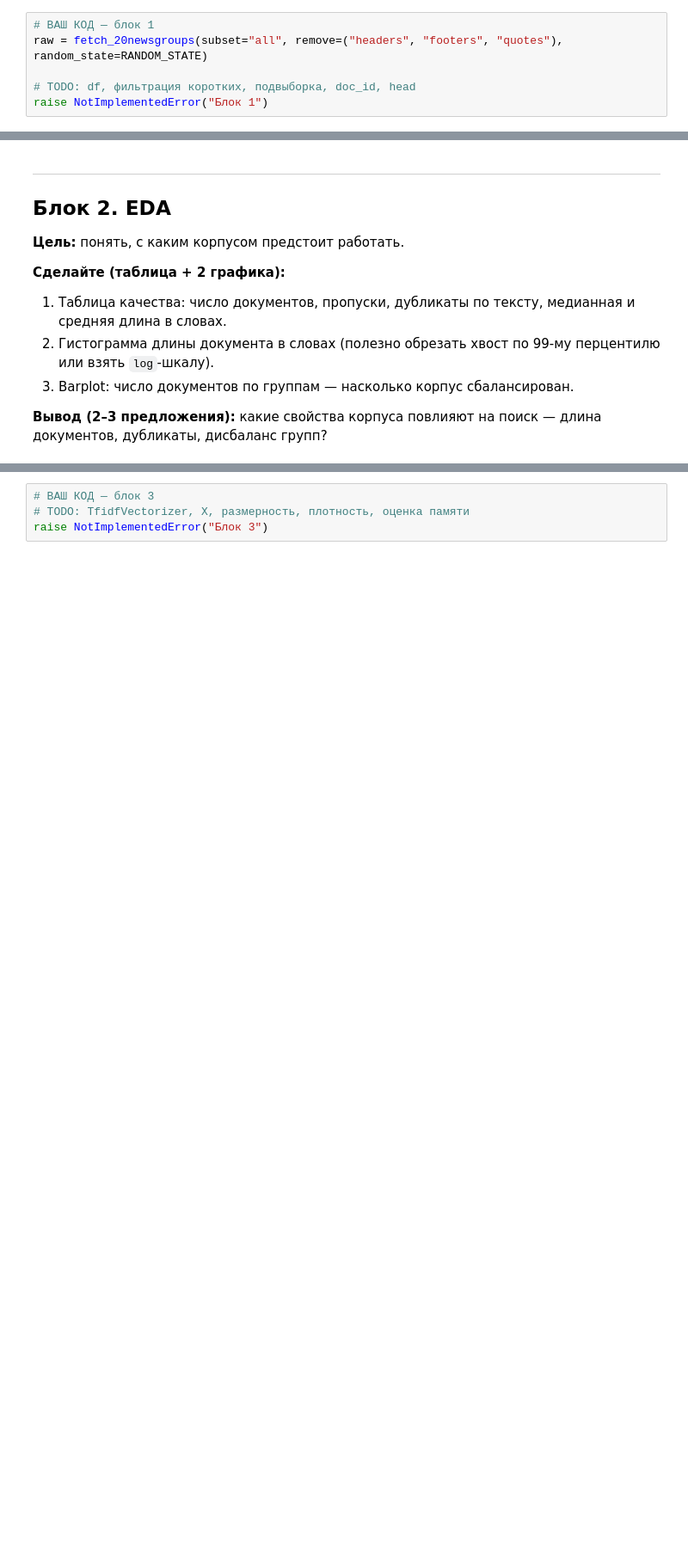
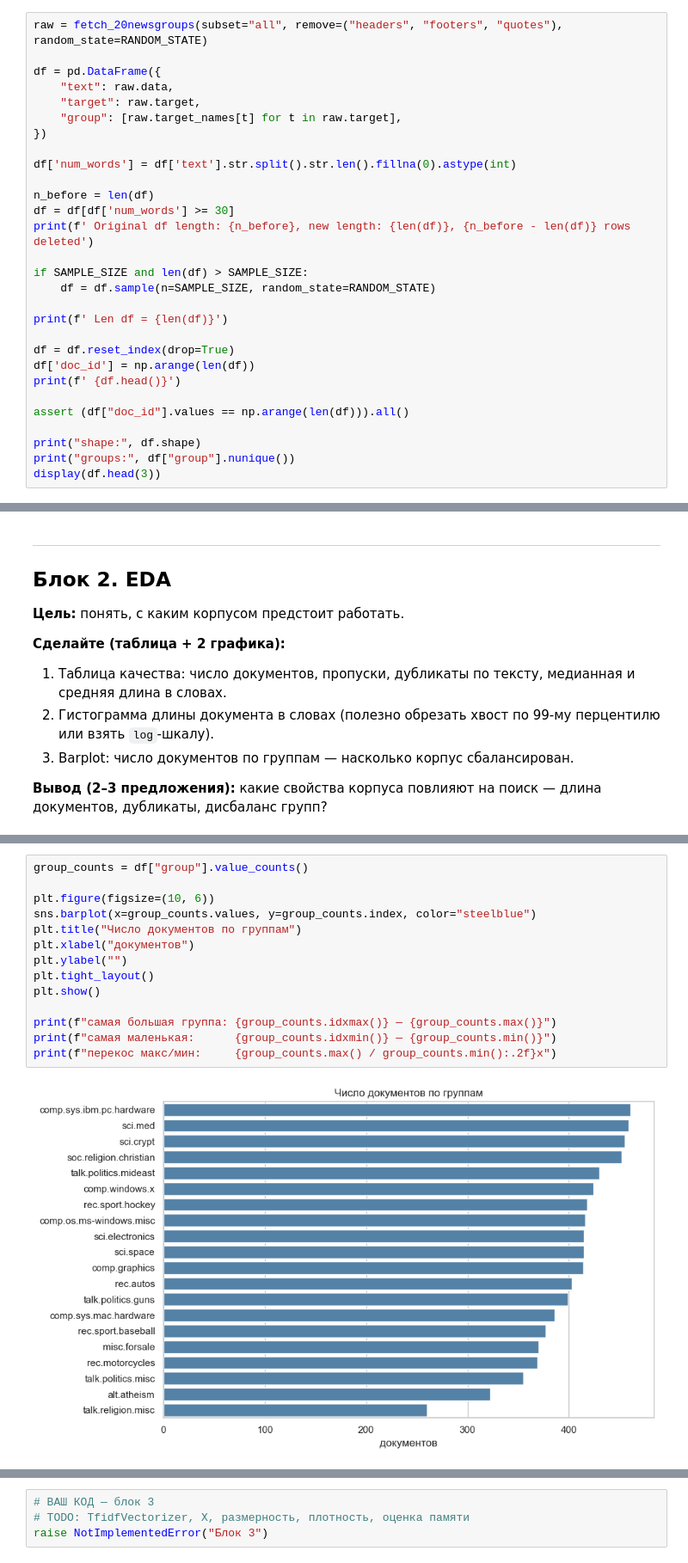
Before and after one commit to KrisTinaShch/practice_knn_lsh, a Jupyter notebook: practice_knn_lsh.ipynb, the cells around one changed output, grey strips where cells are left out. Shown at 86% size. Saved outputs shown, nothing was run; the diff lists cells and outputs as text; blank space fills up the shorter version.

```diff
--- a/practice_knn_lsh.ipynb
+++ b/practice_knn_lsh.ipynb
@@ -115,9 +112,32 @@ print("Окружение готово")
 
 **Вывод:** сколько документов осталось после фильтрации?
 # %%
-# ВАШ КОД — блок 1
 raw = fetch_20newsgroups(subset="all", remove=("headers", "footers", "quotes"), random_state=RANDOM_STATE)
 
-# TODO: df, фильтрация коротких, подвыборка, doc_id, head
-raise NotImplementedError("Блок 1")
+df = pd.DataFrame({
+    "text": raw.data,
+    "target": raw.target,
+    "group": [raw.target_names[t] for t in raw.target],
+})
+
+df['num_words'] = df['text'].str.split().str.len().fillna(0).astype(int)
+
+n_before = len(df)
+df = df[df['num_words'] >= 30]
+print(f' Original df length: {n_before}, new length: {len(df)}, {n_before - len(df)} rows deleted')
+
+if SAMPLE_SIZE and len(df) > SAMPLE_SIZE:
+    df = df.sample(n=SAMPLE_SIZE, random_state=RANDOM_STATE)
+
+print(f' Len df = {len(df)}')
+
+df = df.reset_index(drop=True)
+df['doc_id'] = np.arange(len(df))
+print(f' {df.head()}')
+
+assert (df["doc_id"].values == np.arange(len(df))).all()
+
+print("shape:", df.shape)
+print("groups:", df["group"].nunique())
+display(df.head(3))
 # %% [output]
@@ -140,0 +231,16 @@ raise NotImplementedError("Блок 2")
+# %%
+group_counts = df["group"].value_counts()
+
+plt.figure(figsize=(10, 6))
+sns.barplot(x=group_counts.values, y=group_counts.index, color="steelblue")
+plt.title("Число документов по группам")
+plt.xlabel("документов")
+plt.ylabel("")
+plt.tight_layout()
+plt.show()
+
+print(f"самая большая группа: {group_counts.idxmax()} — {group_counts.max()}")
+print(f"самая маленькая:      {group_counts.idxmin()} — {group_counts.min()}")
+print(f"перекос макс/мин:     {group_counts.max() / group_counts.min():.2f}x")
+# %% [output]
+[figure, added]
```
Also changed, not shown: parts of 6 cells of this notebook.
